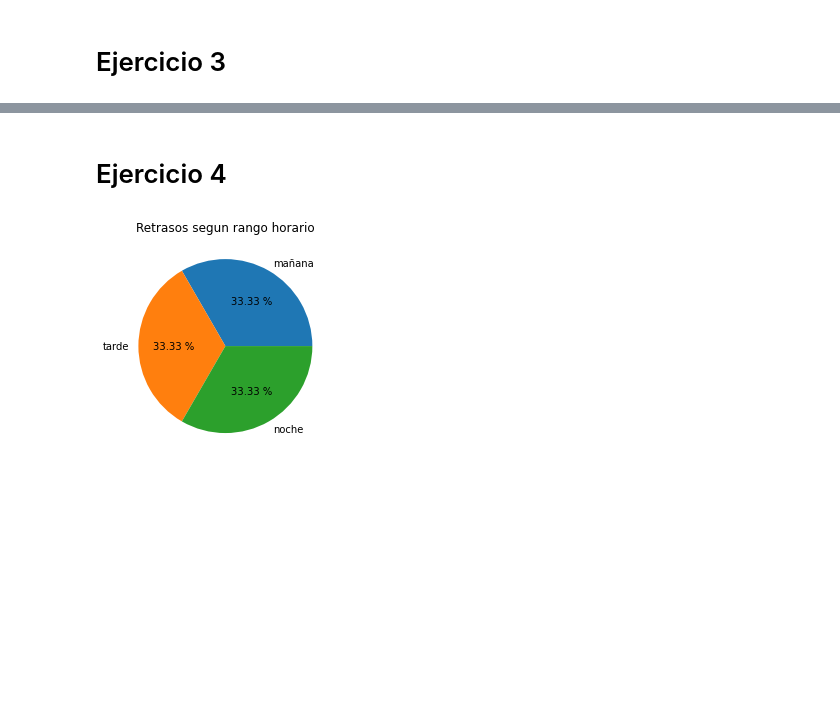
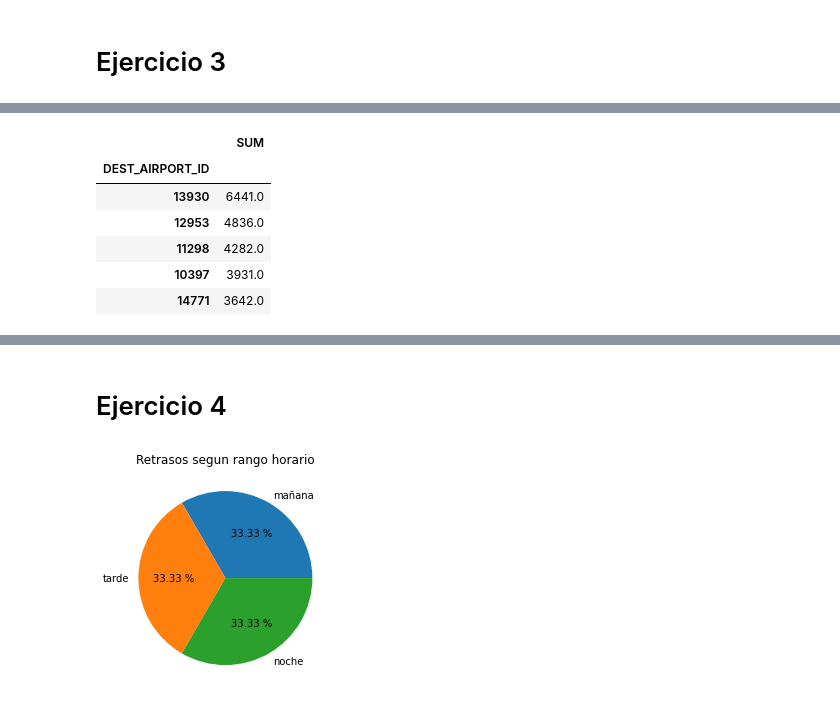
Before and after one commit to roig7/Practicamining1, a Jupyter notebook: LAB01-GRUPORoigChavarri/Practica2Vuelos.ipynb, the cells around one changed output, grey strips where cells are left out. Saved outputs shown, nothing was run; the diff lists cells and outputs as text; code cells hidden in the pictures; blank space fills up the shorter version.

```diff
--- a/LAB01-GRUPORoigChavarri/Practica2Vuelos.ipynb
+++ b/LAB01-GRUPORoigChavarri/Practica2Vuelos.ipynb
@@ -182,0 +182,16 @@ plt.show()
+# %%
+#Sumamos la columna ARR_DEL15 segun el aeropuerto de destino
+#Sumando esta columna obtenemos el numero de veces que el aeropuerto de destino ha tenido retrasos
+retrasos_destino= data.groupby(['DEST_AIRPORT_ID']).agg(SUM=('ARR_DEL15', 'sum'))
+retrasos_destino=pd.DataFrame(retrasos_destino)
+#5 aeropuertos con mas retrasos
+var_destino=retrasos_destino.nlargest(5, 'SUM')
+var_destino
+# %% [output]
+|  | SUM |
+| DEST_AIRPORT_ID |  |
+| 13930 | 6441.0 |
+| 12953 | 4836.0 |
+| 11298 | 4282.0 |
+| 10397 | 3931.0 |
+| 14771 | 3642.0 |
```
Also changed, not shown: parts of 13 cells of this notebook.
